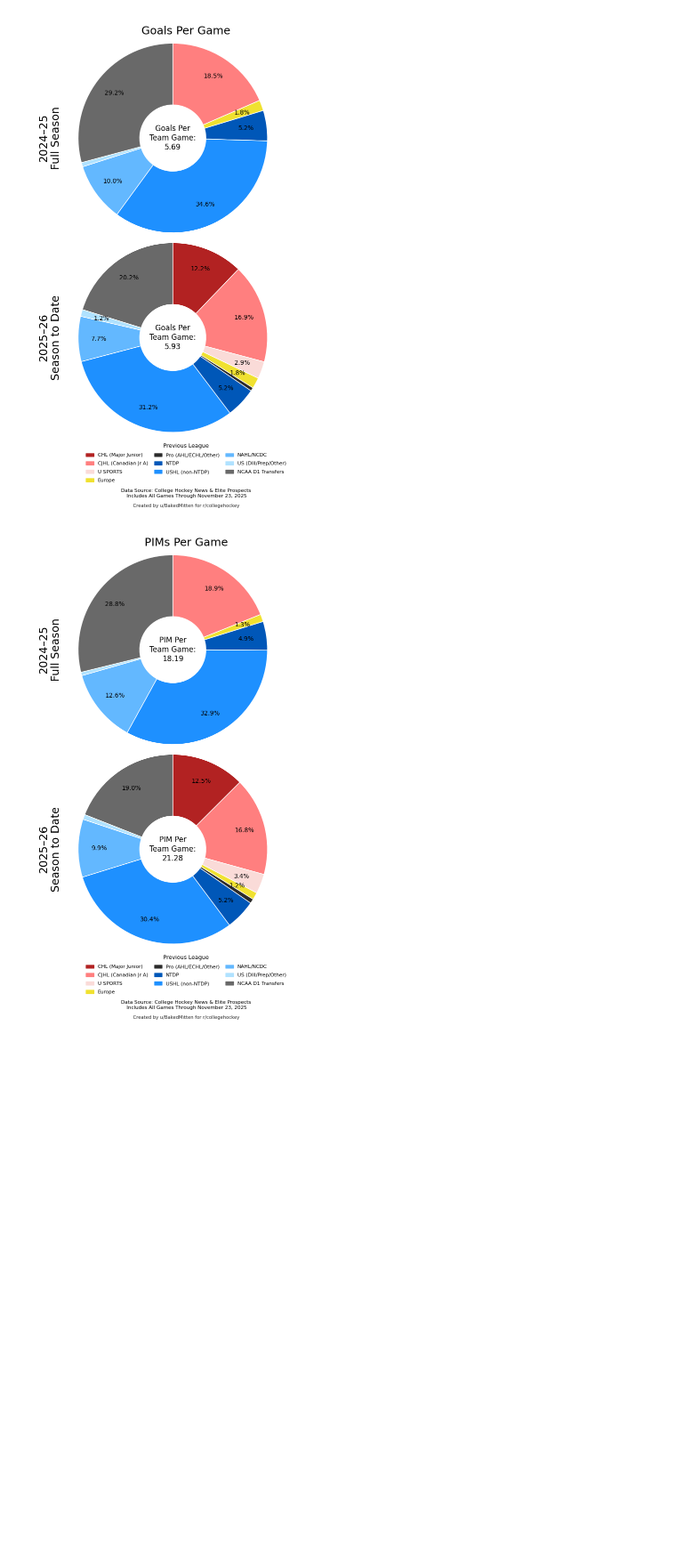
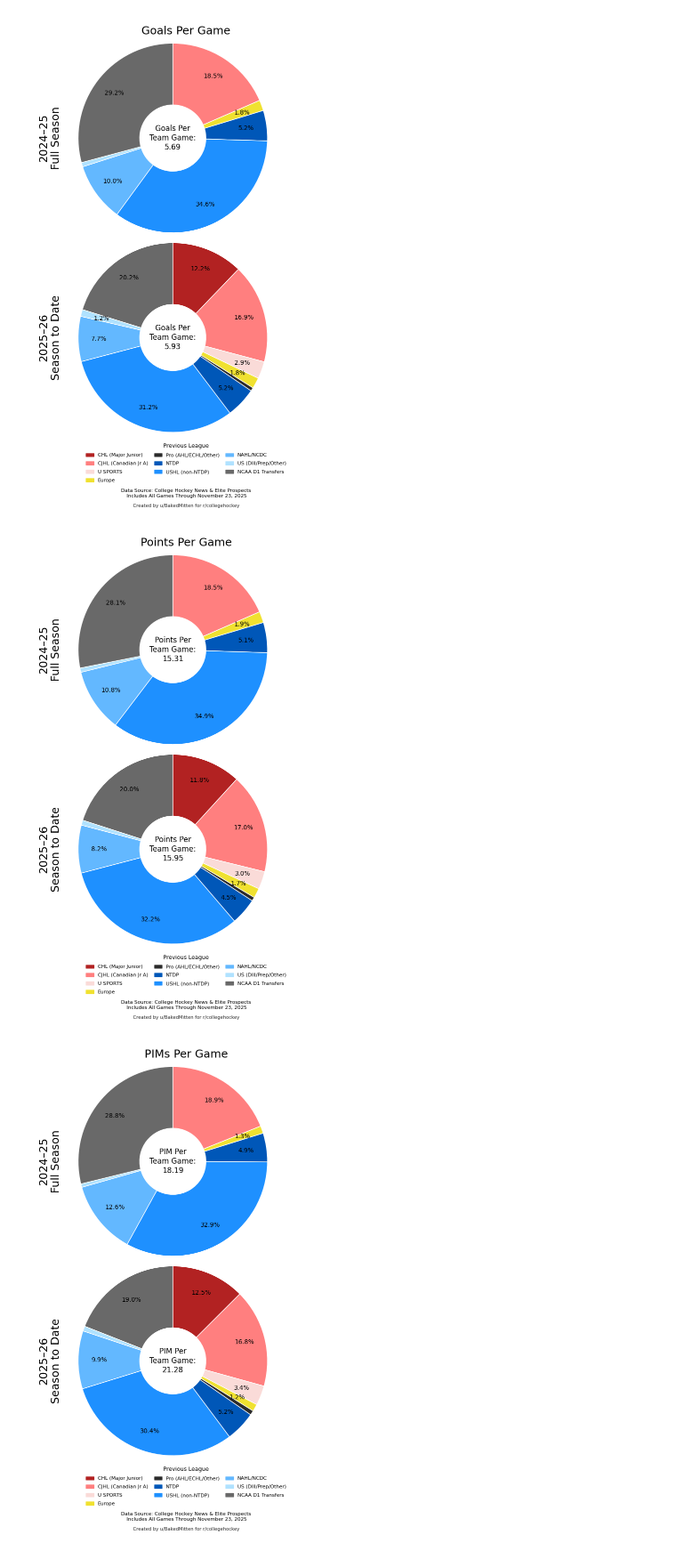
Before and after one commit to JSmith1826/college_hockey_2526, a Jupyter notebook: workbook/visualization_scripts/scoring_by_player_origin.ipynb, the cells around one changed output. Shown at 89% size. Drawn from its saved outputs; the diff is of its cells as text; code cells hidden in the pictures; blank space fills up the shorter version.

```diff
--- a/workbook/visualization_scripts/scoring_by_player_origin.ipynb
+++ b/workbook/visualization_scripts/scoring_by_player_origin.ipynb
@@ -1269,6 +1269,28 @@ fig = plot_origin_donuts(
 fig.show()
 # %% [output]
 [figure]
+# %%
+fig = plot_origin_donuts(
+    df_prev_agg=agg_24_25_df,
+    df_current_agg=agg_df,
+    metric="Pts_per_team_game",
+    metric_label="Points Per Team Game",
+    title="Points Per Game",
+    prev_label="2024–25\nFull Season",
+    current_label="2025–26\nSeason to Date",
+    bin_order=BIN_ORDER,
+    bin_color_mapping=bin_color_mapping,
+    label_mode="percent",         # keep percent for wedges
+    raw_decimals=3,
+    min_pct_for_label=0.01,
+    figsize=(10, 14),
+    data_source_text=f"Data Source: College Hockey News & Elite Prospects\n Includes All Games Through {config.last_game_date}",
+    signature_text="Created by u/BakedMitten for r/collegehockey",
+    center_value_decimals=2,
+)
+fig.show()
+# %% [output]
+[figure, added]
 # %%
 ### PIM PER TEAM GAME DONUTS
 fig = plot_origin_donuts(
```
Also changed, not shown: parts of 4 cells of this notebook.
